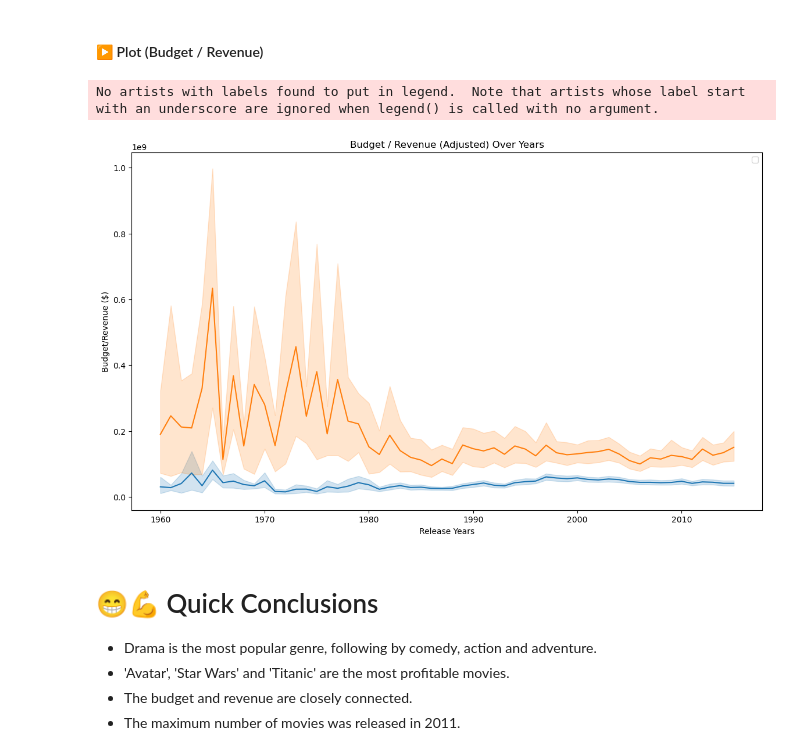
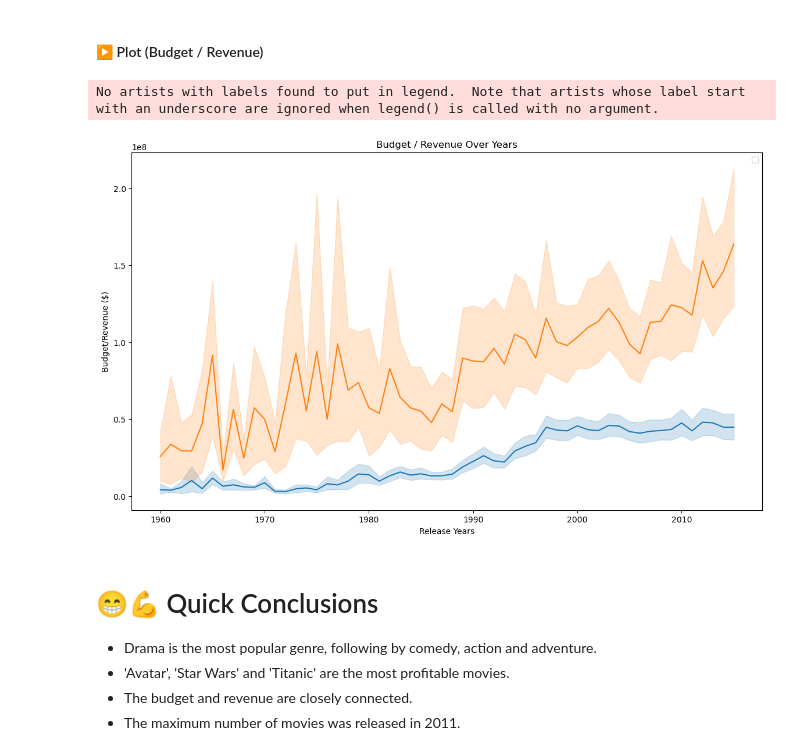
Before and after one commit to belhaddadmohamed/Kaggle-Competitions-Data-Analytics, a Jupyter notebook: Data analysis - Mazen Analytics/كورس اساسيات تحليل البيانات/Project2/movies_analytics.ipynb, the cells around one changed output. Saved outputs shown, nothing was run; the diff lists cells and outputs as text; code cells hidden in the pictures.

```diff
--- a/Data analysis - Mazen Analytics/كورس اساسيات تحليل البيانات/Project2/movies_analytics.ipynb
+++ b/Data analysis - Mazen Analytics/كورس اساسيات تحليل البيانات/Project2/movies_analytics.ipynb
@@ -609,25 +626,25 @@ df.loc[df['diff_revenue'].idxmax(), 'release_year']
 # %%
 fig, ax = plt.subplots(figsize=(14, 8))
 sns.lineplot(
   data=df,
   x='release_year',
-  y='budget_adj',
+  y='budget',
   ax=ax
 )
 sns.lineplot(
   data=df,
   x='release_year',
-  y='revenue_adj',
+  y='revenue',
   ax=ax
 )
-plt.title('Budget / Revenue (Adjusted) Over Years')
+plt.title('Budget / Revenue Over Years')
 plt.xlabel('Release Years')
 plt.ylabel('Budget/Revenue ($)')
 plt.legend()
 plt.show()
 # %% [output]
 No artists with labels found to put in legend.  Note that artists whose label start with an underscore are ignored when legend() is called with no argument.
-[figure, old version]
+[figure, new version]
 # %% [markdown]
 # 😁💪 Quick Conclusions
 * Drama is the most popular genre, following by comedy, action and adventure.
```
Also changed, not shown: parts of 8 cells of this notebook, 5 other files.
